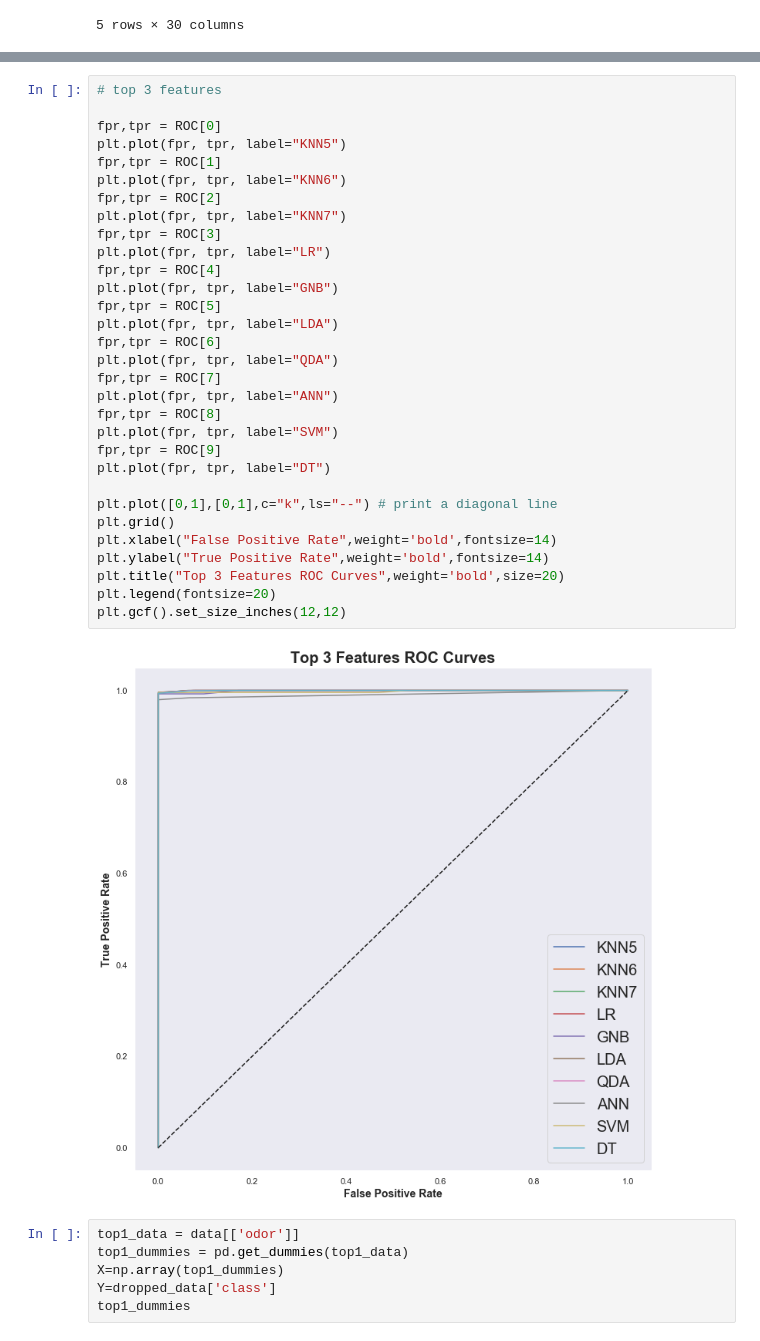
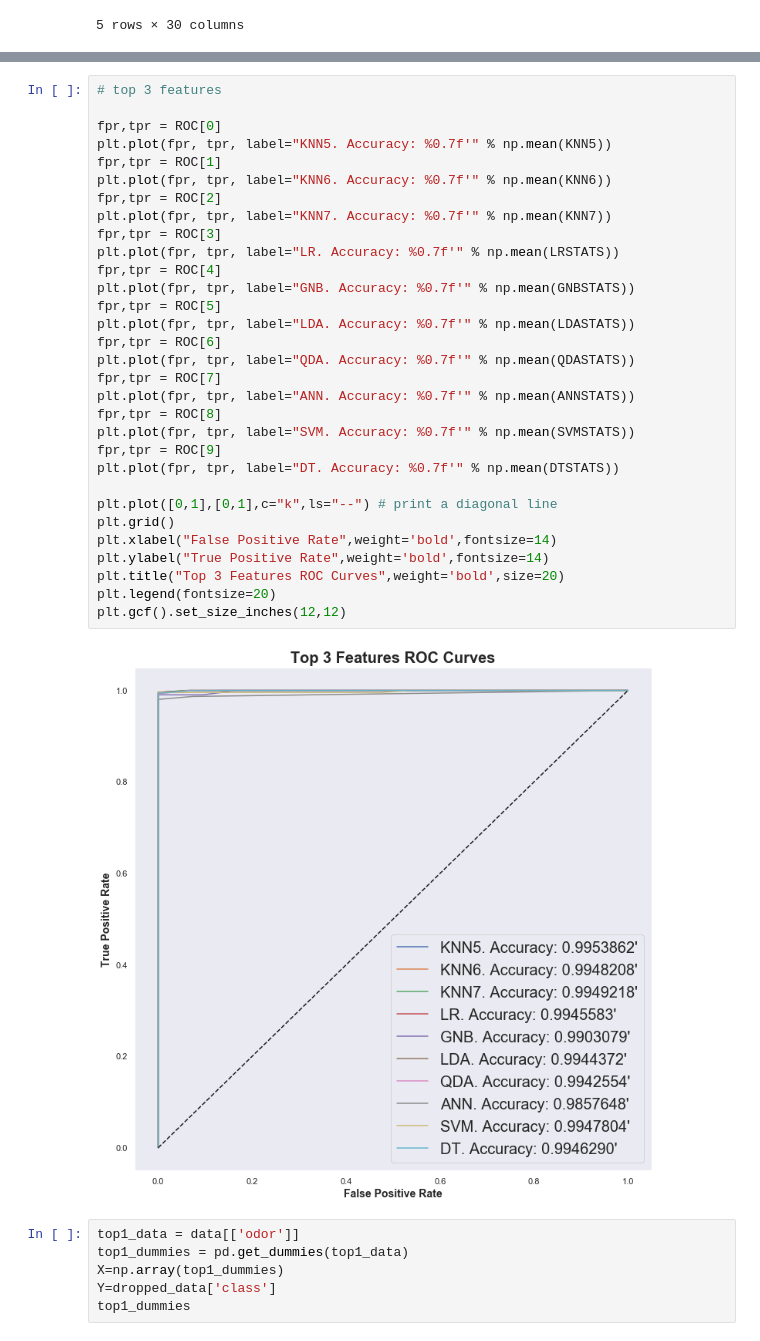
Before and after one commit to csun-data-science-bootcamp-20/Group9, a Jupyter notebook: Mushrooms.ipynb, the cells around one changed output, grey strips where cells are left out. Saved outputs shown, nothing was run; the diff lists cells and outputs as text.

Commit message:
Update Mushrooms.ipynb
ROC curve improvement

```diff
--- a/Mushrooms.ipynb
+++ b/Mushrooms.ipynb
@@ -1696,36 +1696,36 @@ plt.show()
 # %%
 # top 3 features
 
 fpr,tpr = ROC[0]
-plt.plot(fpr, tpr, label="KNN5")
+plt.plot(fpr, tpr, label="KNN5. Accuracy: %0.7f'" % np.mean(KNN5))
 fpr,tpr = ROC[1]
-plt.plot(fpr, tpr, label="KNN6")
+plt.plot(fpr, tpr, label="KNN6. Accuracy: %0.7f'" % np.mean(KNN6))
 fpr,tpr = ROC[2]
-plt.plot(fpr, tpr, label="KNN7")
+plt.plot(fpr, tpr, label="KNN7. Accuracy: %0.7f'" % np.mean(KNN7))
 fpr,tpr = ROC[3]
-plt.plot(fpr, tpr, label="LR")
+plt.plot(fpr, tpr, label="LR. Accuracy: %0.7f'" % np.mean(LRSTATS))
 fpr,tpr = ROC[4]
-plt.plot(fpr, tpr, label="GNB")
+plt.plot(fpr, tpr, label="GNB. Accuracy: %0.7f'" % np.mean(GNBSTATS))
 fpr,tpr = ROC[5]
-plt.plot(fpr, tpr, label="LDA")
+plt.plot(fpr, tpr, label="LDA. Accuracy: %0.7f'" % np.mean(LDASTATS))
 fpr,tpr = ROC[6]
-plt.plot(fpr, tpr, label="QDA")
+plt.plot(fpr, tpr, label="QDA. Accuracy: %0.7f'" % np.mean(QDASTATS))
 fpr,tpr = ROC[7]
-plt.plot(fpr, tpr, label="ANN")
+plt.plot(fpr, tpr, label="ANN. Accuracy: %0.7f'" % np.mean(ANNSTATS))
 fpr,tpr = ROC[8]
-plt.plot(fpr, tpr, label="SVM")
+plt.plot(fpr, tpr, label="SVM. Accuracy: %0.7f'" % np.mean(SVMSTATS))
 fpr,tpr = ROC[9]
-plt.plot(fpr, tpr, label="DT")
+plt.plot(fpr, tpr, label="DT. Accuracy: %0.7f'" % np.mean(DTSTATS))
 
 plt.plot([0,1],[0,1],c="k",ls="--") # print a diagonal line
 plt.grid()
 plt.xlabel("False Positive Rate",weight='bold',fontsize=14)
 plt.ylabel("True Positive Rate",weight='bold',fontsize=14)
 plt.title("Top 3 Features ROC Curves",weight='bold',size=20)
 plt.legend(fontsize=20)
 plt.gcf().set_size_inches(12,12)
 # %% [output]
-[figure, old version]
+[figure, new version]
 # %%
 top1_data = data[['odor']]
 top1_dummies = pd.get_dummies(top1_data)
```
Also changed, not shown: parts of 4 cells of this notebook.
